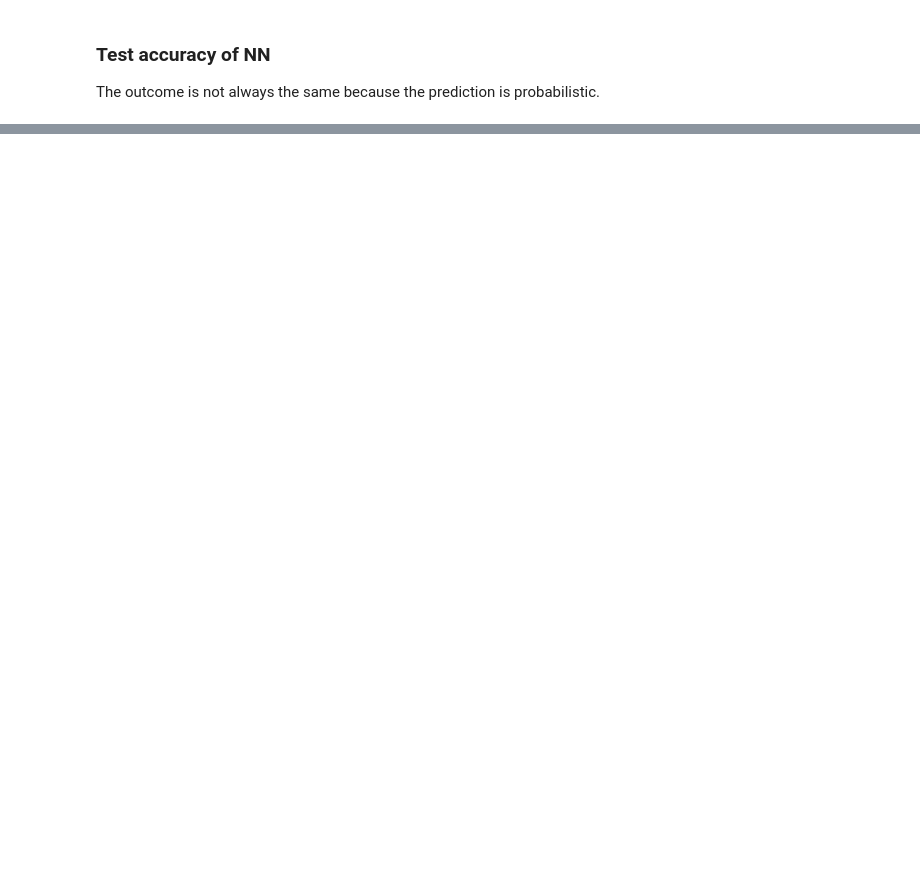
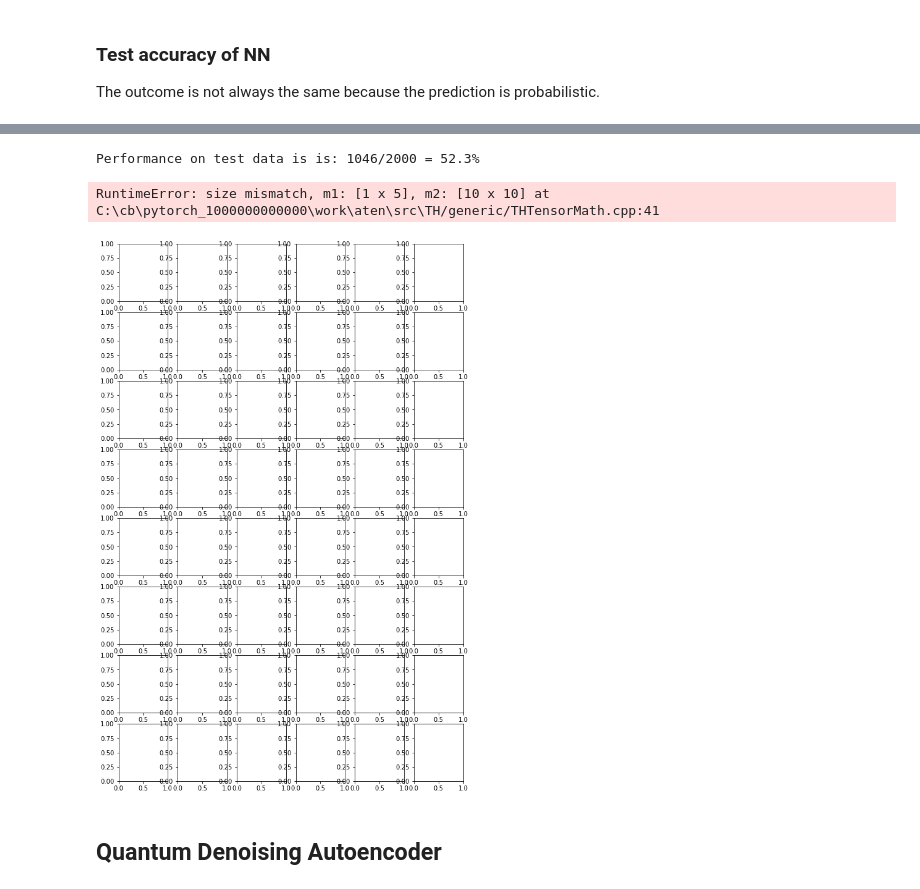
Before and after one commit to qiyaoliang/Quantum-Deep-Learning, a Jupyter notebook: MNIST01-QAOA/mnist01-QAOA.ipynb, the cells around one changed output, grey strips where cells are left out. Cells and saved outputs as stored; diff of their text form; code cells hidden in the pictures; blank space fills up the shorter version.

```diff
--- a/MNIST01-QAOA/mnist01-QAOA.ipynb
+++ b/MNIST01-QAOA/mnist01-QAOA.ipynb
@@ -414,0 +525,35 @@ with torch.no_grad():
+# %%
+accuracy = 0
+number = 0
+for batch_idx, (data, target) in enumerate(tqdm(test_loader, position=0, leave=True)):
+    number +=1
+    output = network.predict(data).item()
+    accuracy += (output == target[0].item())*1
+# %%
+print("Performance on test data is is: {}/{} = {}%".format(accuracy,number,100*accuracy/number))
+# %% [output]
+Performance on test data is is: 1046/2000 = 52.3%
+# %%
+n_samples_shape = (8, 6)
+count = 0
+fig, axes = plt.subplots(nrows=n_samples_shape[0], ncols=n_samples_shape[1], figsize=(10, 2*n_samples_shape[0]))
+
+network.eval()
+with torch.no_grad():
+    for batch_idx, (data, target) in enumerate(test_loader):
+        if count == n_samples_shape[0]*n_samples_shape[1]:
+            break
+        pred = network.predict(data).item()
+
+        axes[count//n_samples_shape[1]][count%n_samples_shape[1]].imshow(data[0].numpy().squeeze(), cmap='gray')
+
+        axes[count//n_samples_shape[1]][count%n_samples_shape[1]].set_xticks([])
+        axes[count//n_samples_shape[1]][count%n_samples_shape[1]].set_yticks([])
+        axes[count//n_samples_shape[1]][count%n_samples_shape[1]].set_title('Predicted {}'.format(pred))
+
+        count += 1
+# %% [output]
+RuntimeError: size mismatch, m1: [1 x 5], m2: [10 x 10] at C:\cb\pytorch_1000000000000\work\aten\src\TH/generic/THTensorMath.cpp:41
+[figure, added]
+# %% [markdown]
+## Quantum Denoising Autoencoder
```
Also changed, not shown: parts of 24 cells of this notebook, 20 other files.
